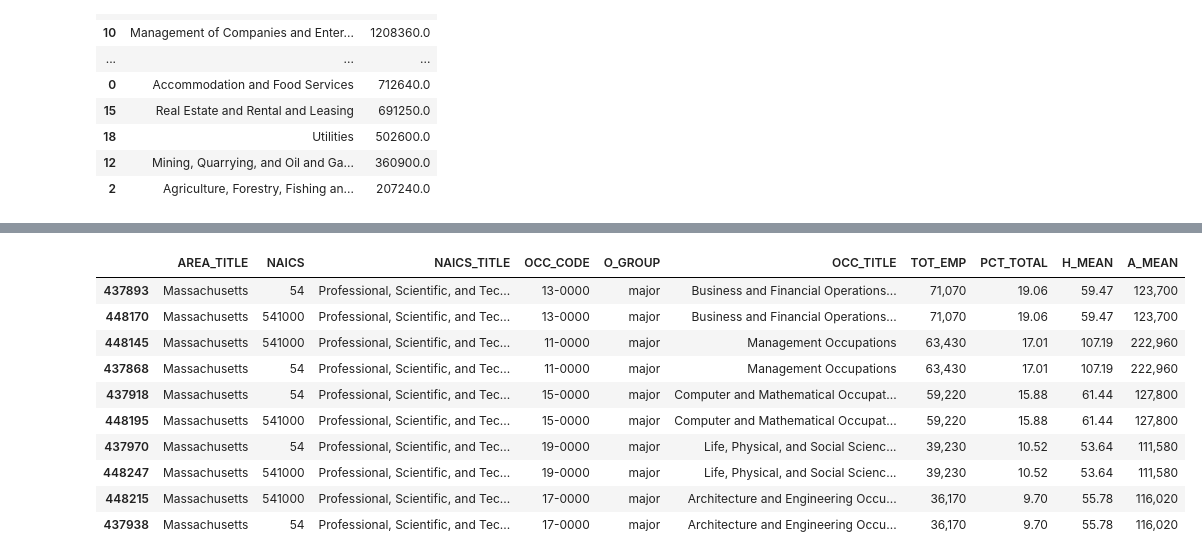
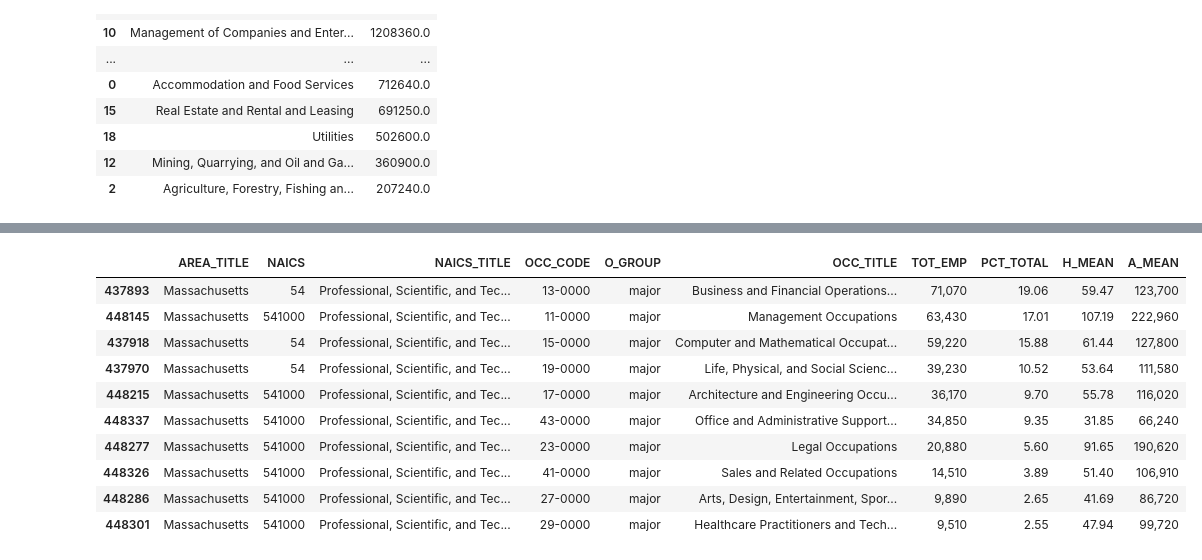
Before and after one commit to maggiechua/Ghost-Jobs-Research, a Jupyter notebook: jobscraper/bls_data/bls_sectors.ipynb, the cells around one changed output, grey strips where cells are left out. Drawn from its saved outputs; the diff is of its cells as text; code cells hidden in the pictures.

```diff
--- a/jobscraper/bls_data/bls_sectors.ipynb
+++ b/jobscraper/bls_data/bls_sectors.ipynb
@@ -220,19 +262,19 @@ ma_finance_df_detailed[['AREA_TITLE', 'NAICS', 'NAICS_TITLE', 'OCC_CODE', 'O_GRO
 | 380766 | Massachusetts | 52 | Finance and Insurance | 13-2052 | detailed | Personal Financial Advisors | 7,030 | 4.23 | 71.66 | 149,050 |
 # %%
 ma_sci_df_major['PCT_TOTAL'] = pd.to_numeric(ma_sci_df_major['PCT_TOTAL'], errors='coerce')
-ma_sci_df_major = ma_sci_df_major.sort_values(by='PCT_TOTAL', ascending=False)
+ma_sci_df_major = ma_sci_df_major.sort_values(by='PCT_TOTAL', ascending=False).drop_duplicates(subset=['OCC_CODE'])
 ma_sci_df_major[['AREA_TITLE', 'NAICS', 'NAICS_TITLE', 'OCC_CODE', 'O_GROUP', 'OCC_TITLE', 'TOT_EMP', 'PCT_TOTAL', 'H_MEAN', 'A_MEAN']].head(10)
 # %% [output]
 |  | AREA_TITLE | NAICS | NAICS_TITLE | OCC_CODE | O_GROUP | OCC_TITLE | TOT_EMP | PCT_TOTAL | H_MEAN | A_MEAN |
 | 437893 | Massachusetts | 54 | Professional, Scientific, and Tec... | 13-0000 | major | Business and Financial Operations... | 71,070 | 19.06 | 59.47 | 123,700 |
-| 448170 | Massachusetts | 541000 | Professional, Scientific, and Tec... | 13-0000 | major | Business and Financial Operations... | 71,070 | 19.06 | 59.47 | 123,700 |
 | 448145 | Massachusetts | 541000 | Professional, Scientific, and Tec... | 11-0000 | major | Management Occupations | 63,430 | 17.01 | 107.19 | 222,960 |
-| 437868 | Massachusetts | 54 | Professional, Scientific, and Tec... | 11-0000 | major | Management Occupations | 63,430 | 17.01 | 107.19 | 222,960 |
 | 437918 | Massachusetts | 54 | Professional, Scientific, and Tec... | 15-0000 | major | Computer and Mathematical Occupat... | 59,220 | 15.88 | 61.44 | 127,800 |
-| 448195 | Massachusetts | 541000 | Professional, Scientific, and Tec... | 15-0000 | major | Computer and Mathematical Occupat... | 59,220 | 15.88 | 61.44 | 127,800 |
 | 437970 | Massachusetts | 54 | Professional, Scientific, and Tec... | 19-0000 | major | Life, Physical, and Social Scienc... | 39,230 | 10.52 | 53.64 | 111,580 |
-| 448247 | Massachusetts | 541000 | Professional, Scientific, and Tec... | 19-0000 | major | Life, Physical, and Social Scienc... | 39,230 | 10.52 | 53.64 | 111,580 |
 | 448215 | Massachusetts | 541000 | Professional, Scientific, and Tec... | 17-0000 | major | Architecture and Engineering Occu... | 36,170 | 9.70 | 55.78 | 116,020 |
-| 437938 | Massachusetts | 54 | Professional, Scientific, and Tec... | 17-0000 | major | Architecture and Engineering Occu... | 36,170 | 9.70 | 55.78 | 116,020 |
+| 448337 | Massachusetts | 541000 | Professional, Scientific, and Tec... | 43-0000 | major | Office and Administrative Support... | 34,850 | 9.35 | 31.85 | 66,240 |
+| 448277 | Massachusetts | 541000 | Professional, Scientific, and Tec... | 23-0000 | major | Legal Occupations | 20,880 | 5.60 | 91.65 | 190,620 |
+| 448326 | Massachusetts | 541000 | Professional, Scientific, and Tec... | 41-0000 | major | Sales and Related Occupations | 14,510 | 3.89 | 51.40 | 106,910 |
+| 448286 | Massachusetts | 541000 | Professional, Scientific, and Tec... | 27-0000 | major | Arts, Design, Entertainment, Spor... | 9,890 | 2.65 | 41.69 | 86,720 |
+| 448301 | Massachusetts | 541000 | Professional, Scientific, and Tec... | 29-0000 | major | Healthcare Practitioners and Tech... | 9,510 | 2.55 | 47.94 | 99,720 |
 # %%
 ma_sci_df_detailed['PCT_TOTAL'] = pd.to_numeric(ma_sci_df_detailed['PCT_TOTAL'], errors='coerce')
```
Also changed, not shown: parts of 26 cells of this notebook.
